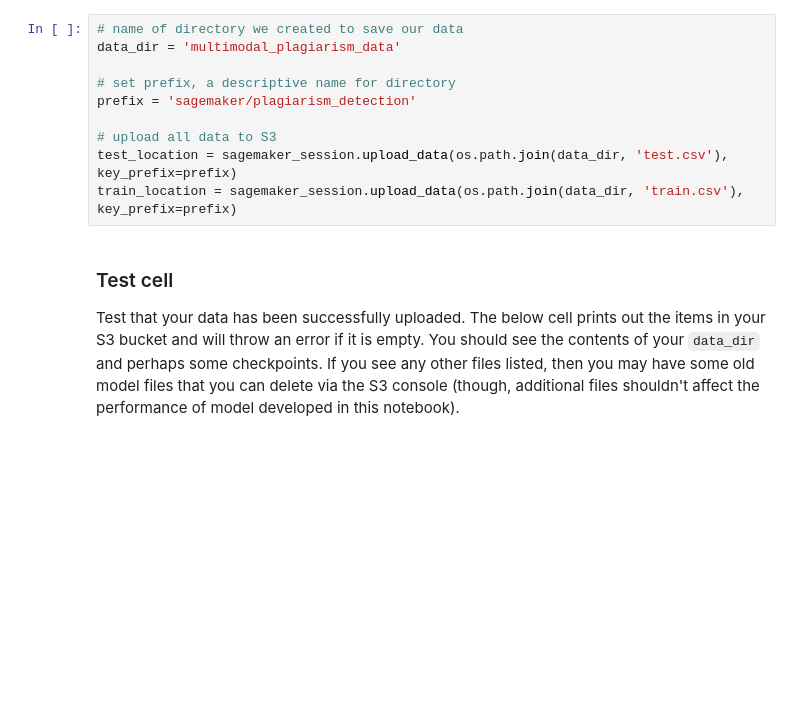
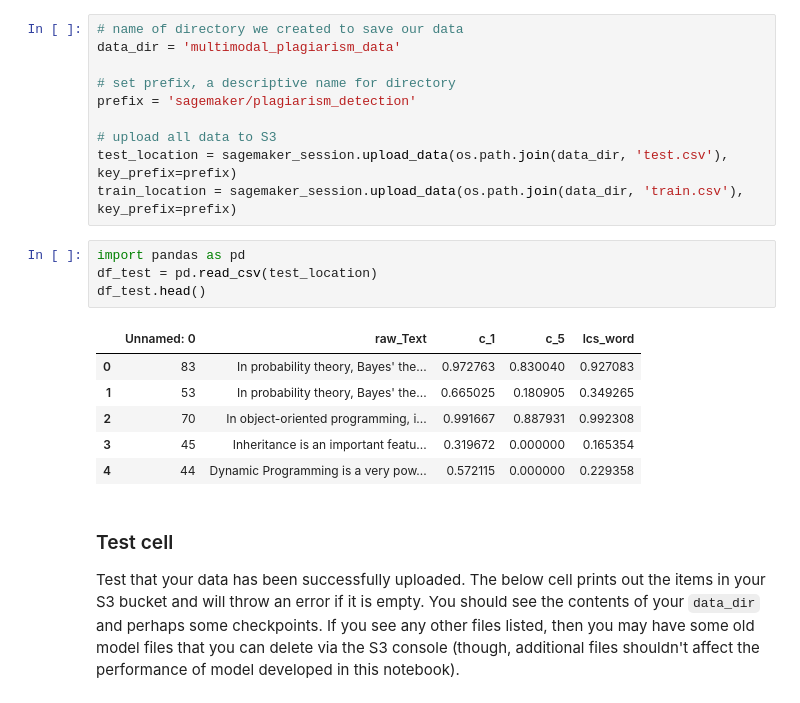
Before and after one commit to JayThibs/Plagiarism_Detector_AWS_SageMaker, a Jupyter notebook: 3_Training_a_Model.ipynb, the cells around one changed output. Saved outputs shown, nothing was run; the diff lists cells and outputs as text; blank space fills up the shorter version.

```diff
--- a/3_Training_a_Model.ipynb
+++ b/3_Training_a_Model.ipynb
@@ -113,6 +113,17 @@ prefix = 'sagemaker/plagiarism_detection'
 # upload all data to S3
 test_location = sagemaker_session.upload_data(os.path.join(data_dir, 'test.csv'), key_prefix=prefix)
 train_location = sagemaker_session.upload_data(os.path.join(data_dir, 'train.csv'), key_prefix=prefix)
+# %%
+import pandas as pd
+df_test = pd.read_csv(test_location)
+df_test.head()
+# %% [output]
+|  | Unnamed: 0 | raw_Text | c_1 | c_5 | lcs_word |
+| 0 | 83 | In probability theory, Bayes' the... | 0.972763 | 0.830040 | 0.927083 |
+| 1 | 53 | In probability theory, Bayes' the... | 0.665025 | 0.180905 | 0.349265 |
+| 2 | 70 | In object-oriented programming, i... | 0.991667 | 0.887931 | 0.992308 |
+| 3 | 45 | Inheritance is an important featu... | 0.319672 | 0.000000 | 0.165354 |
+| 4 | 44 | Dynamic Programming is a very pow... | 0.572115 | 0.000000 | 0.229358 |
 # %% [markdown]
 ### Test cell
 
```
Also changed, not shown: parts of 3 cells of this notebook.
